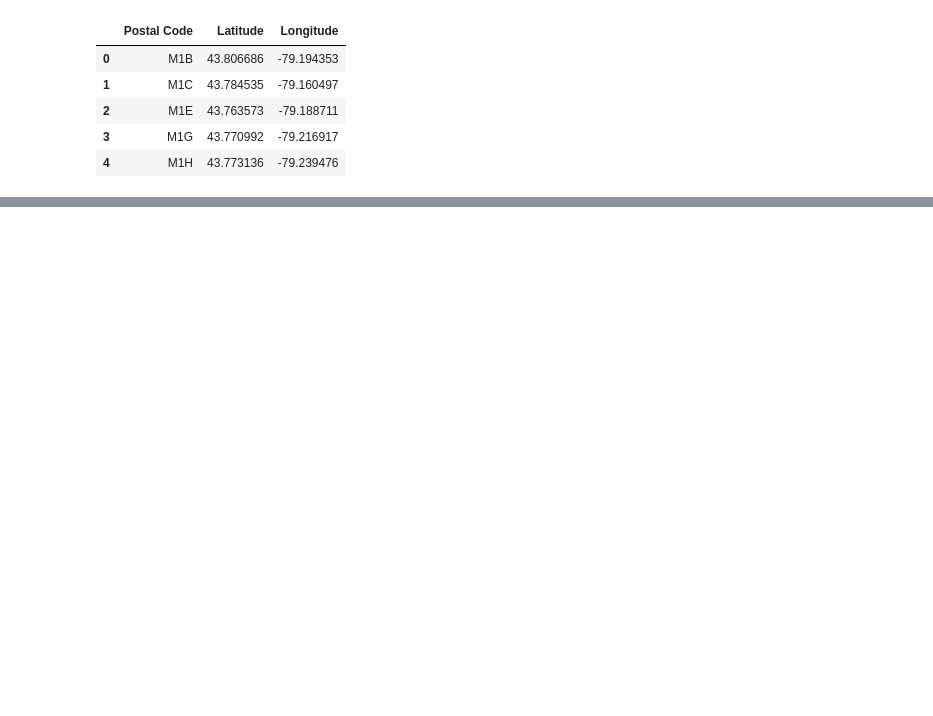
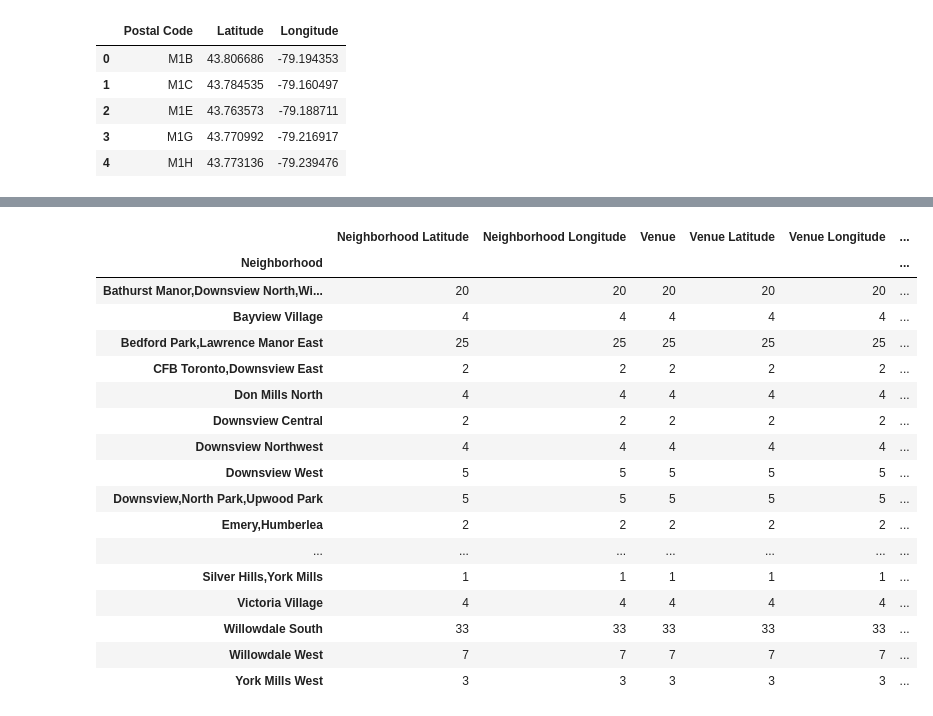
Before and after one commit to nerminbb/narmy-s-repo, a Jupyter notebook: clustering.ipynb, the cells around one changed output, grey strips where cells are left out. Cells and saved outputs as stored; diff of their text form; code cells hidden in the pictures; blank space fills up the shorter version.

```diff
--- a/clustering.ipynb
+++ b/clustering.ipynb
@@ -121,0 +277,12 @@ new_df.head()
+# %%
+# function that extracts the category of the venue
+def get_category_type(row):
+    try:
+        categories_list = row['categories']
+    except:
+        categories_list = row['venue.categories']
+
+    if len(categories_list) == 0:
+        return None
+    else:
+        return categories_list[0]['name']
@@ -121,0 +389,21 @@ new_df.head()
+# %%
+northyork_venues.groupby('Neighborhood').count()
+# %% [output]
+|  | Neighborhood Latitude | Neighborhood Longitude | Venue | Venue Latitude | Venue Longitude | ... |
+| Neighborhood |  |  |  |  |  | ... |
+| Bathurst Manor,Downsview North,Wi... | 20 | 20 | 20 | 20 | 20 | ... |
+| Bayview Village | 4 | 4 | 4 | 4 | 4 | ... |
+| Bedford Park,Lawrence Manor East | 25 | 25 | 25 | 25 | 25 | ... |
+| CFB Toronto,Downsview East | 2 | 2 | 2 | 2 | 2 | ... |
+| Don Mills North | 4 | 4 | 4 | 4 | 4 | ... |
+| Downsview Central | 2 | 2 | 2 | 2 | 2 | ... |
+| Downsview Northwest | 4 | 4 | 4 | 4 | 4 | ... |
+| Downsview West | 5 | 5 | 5 | 5 | 5 | ... |
+| Downsview,North Park,Upwood Park | 5 | 5 | 5 | 5 | 5 | ... |
+| Emery,Humberlea | 2 | 2 | 2 | 2 | 2 | ... |
+| ... | ... | ... | ... | ... | ... | ... |
+| Silver Hills,York Mills | 1 | 1 | 1 | 1 | 1 | ... |
+| Victoria Village | 4 | 4 | 4 | 4 | 4 | ... |
+| Willowdale South | 33 | 33 | 33 | 33 | 33 | ... |
+| Willowdale West | 7 | 7 | 7 | 7 | 7 | ... |
+| York Mills West | 3 | 3 | 3 | 3 | 3 | ... |
```
Also changed, not shown: parts of 45 cells of this notebook.
